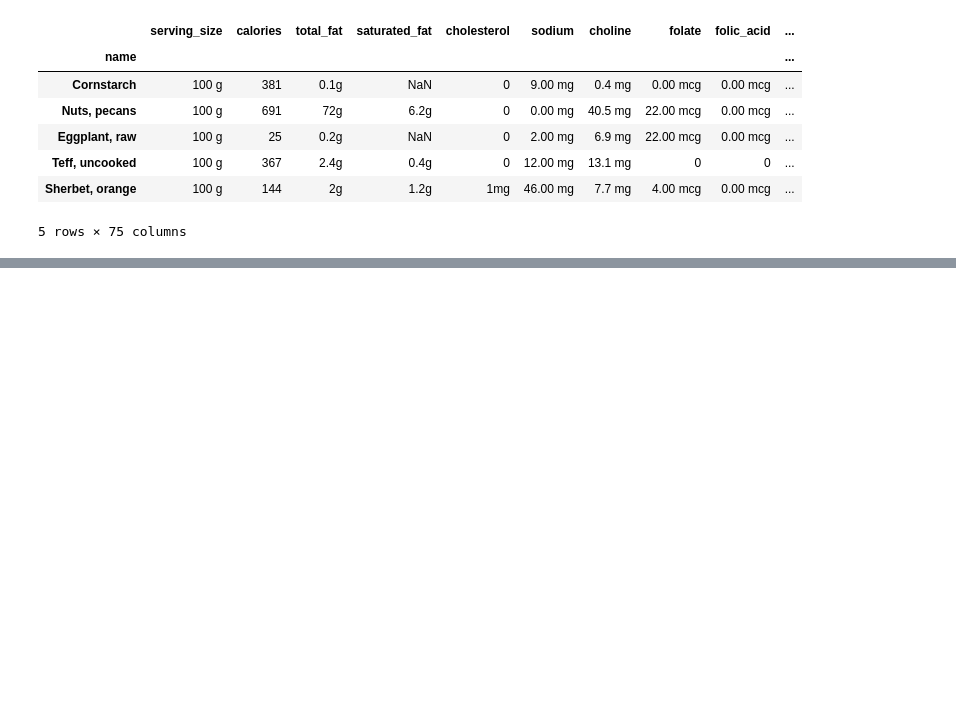
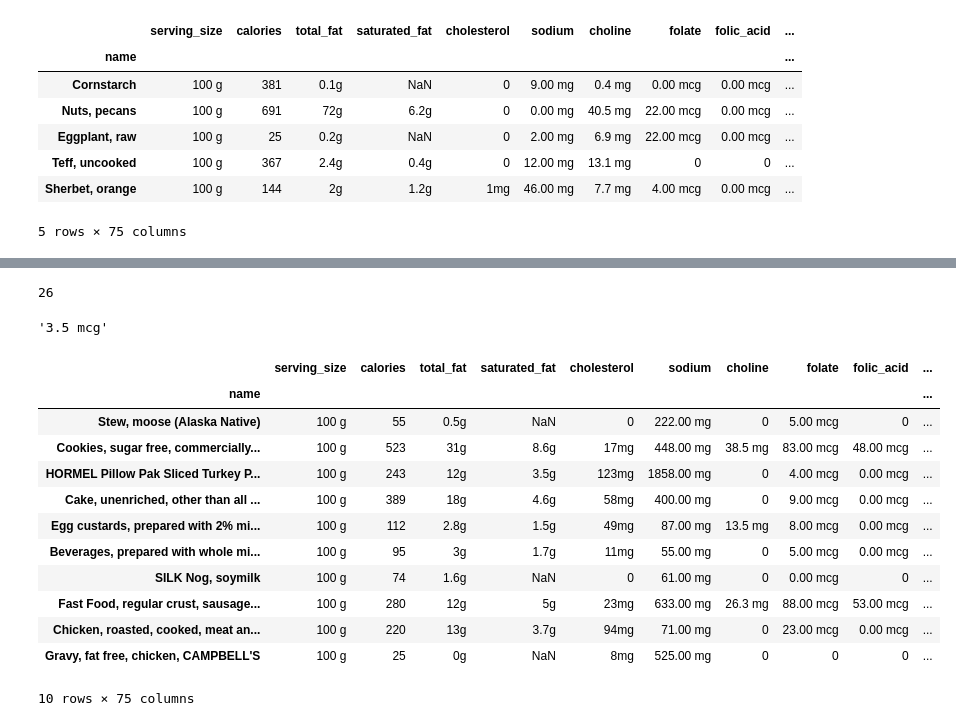
Before and after one commit to kprashant49/Projects, a Jupyter notebook: misc_projects/pandas_lecture_practice.ipynb, the cells around one changed output, grey strips where cells are left out. Cells and saved outputs as stored; diff of their text form; code cells hidden in the pictures; blank space fills up the shorter version.

```diff
--- a/misc_projects/pandas_lecture_practice.ipynb
+++ b/misc_projects/pandas_lecture_practice.ipynb
@@ -2975,0 +3215,4 @@ nutrition.head()
+# %%
+nutrition.columns.get_loc('vitamin_k')
+# %% [output]
+26
@@ -2975,0 +3223,22 @@ nutrition.head()
+# %%
+nutrition.iloc[index_loc,column_loc]
+# %% [output]
+'3.5 mcg'
+# %%
+nutr_mini = nutrition.sample(n=10, replace=True,axis=0)
+# %%
+nutr_mini
+# %% [output]
+|  | serving_size | calories | total_fat | saturated_fat | cholesterol | sodium | choline | folate | folic_acid | ... |
+| name |  |  |  |  |  |  |  |  |  | ... |
+| Stew, moose (Alaska Native) | 100 g | 55 | 0.5g | NaN | 0 | 222.00 mg | 0 | 5.00 mcg | 0 | ... |
+| Cookies, sugar free, commercially... | 100 g | 523 | 31g | 8.6g | 17mg | 448.00 mg | 38.5 mg | 83.00 mcg | 48.00 mcg | ... |
+| HORMEL Pillow Pak Sliced Turkey P... | 100 g | 243 | 12g | 3.5g | 123mg | 1858.00 mg | 0 | 4.00 mcg | 0.00 mcg | ... |
+| Cake, unenriched, other than all ... | 100 g | 389 | 18g | 4.6g | 58mg | 400.00 mg | 0 | 9.00 mcg | 0.00 mcg | ... |
+| Egg custards, prepared with 2% mi... | 100 g | 112 | 2.8g | 1.5g | 49mg | 87.00 mg | 13.5 mg | 8.00 mcg | 0.00 mcg | ... |
+| Beverages, prepared with whole mi... | 100 g | 95 | 3g | 1.7g | 11mg | 55.00 mg | 0 | 5.00 mcg | 0.00 mcg | ... |
+| SILK Nog, soymilk | 100 g | 74 | 1.6g | NaN | 0 | 61.00 mg | 0 | 0.00 mcg | 0 | ... |
+| Fast Food, regular crust, sausage... | 100 g | 280 | 12g | 5g | 23mg | 633.00 mg | 26.3 mg | 88.00 mcg | 53.00 mcg | ... |
+| Chicken, roasted, cooked, meat an... | 100 g | 220 | 13g | 3.7g | 94mg | 71.00 mg | 0 | 23.00 mcg | 0.00 mcg | ... |
+| Gravy, fat free, chicken, CAMPBELL'S | 100 g | 25 | 0g | NaN | 8mg | 525.00 mg | 0 | 0 | 0 | ... |
+10 rows × 75 columns
```
Also changed, not shown: parts of 42 cells of this notebook.
